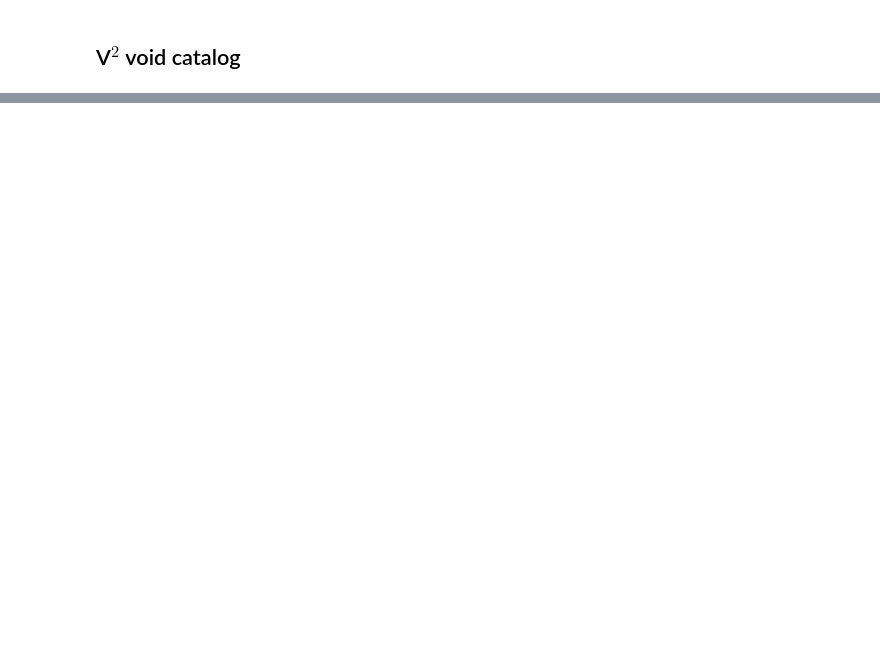
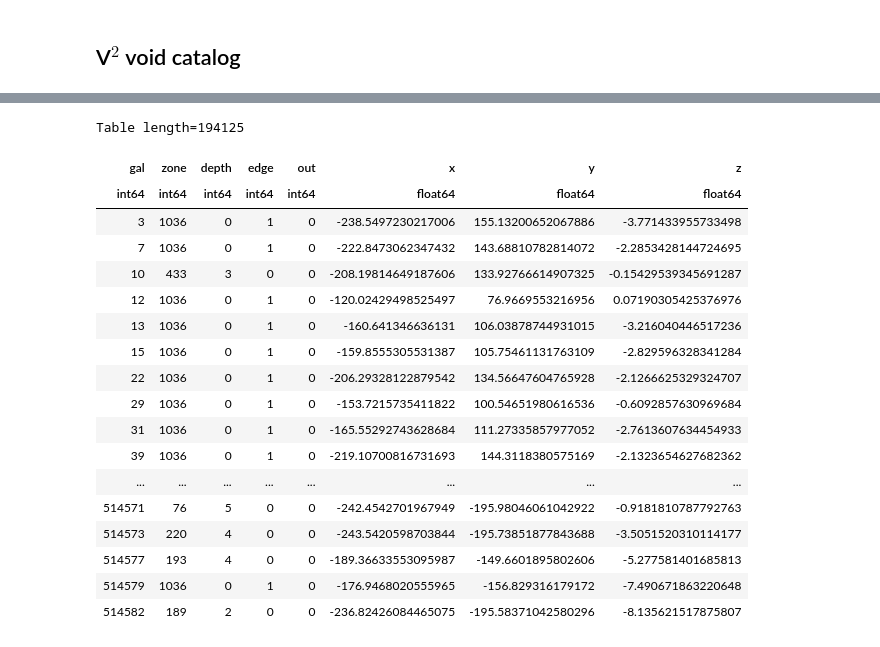
Before and after one commit to DESI-UR/Void_analysis, a Jupyter notebook: nb/Lorenzo/compare_v2.catalogs.ipynb, the cells around one changed output, grey strips where cells are left out. Saved outputs shown, nothing was run; the diff lists cells and outputs as text; code cells hidden in the pictures; blank space fills up the shorter version.

```diff
--- a/nb/Lorenzo/compare_v2.catalogs.ipynb
+++ b/nb/Lorenzo/compare_v2.catalogs.ipynb
@@ -67,0 +126,33 @@ Table length=514587
+# %%
+V2_galzones['x'] = 0.
+V2_galzones['y'] = 0.
+V2_galzones['z'] = 0.
+
+for i in range(len(V2_galzones)):
+    idx = V2_galzones['gal'][i]
+    T2_idx = data_table_vl['index'] == idx
+    V2_galzones['x'][i] = data_table_vl['x'][T2_idx]
+    V2_galzones['y'][i] = data_table_vl['y'][T2_idx]
+    V2_galzones['z'][i] = data_table_vl['z'][T2_idx]
+# %%
+V2_galzones
+# %% [output]
+Table length=194125
+| gal | zone | depth | edge | out | x | y | z |
+| int64 | int64 | int64 | int64 | int64 | float64 | float64 | float64 |
+| 3 | 1036 | 0 | 1 | 0 | -238.5497230217006 | 155.13200652067886 | -3.771433955733498 |
+| 7 | 1036 | 0 | 1 | 0 | -222.8473062347432 | 143.68810782814072 | -2.2853428144724695 |
+| 10 | 433 | 3 | 0 | 0 | -208.19814649187606 | 133.92766614907325 | -0.15429539345691287 |
+| 12 | 1036 | 0 | 1 | 0 | -120.02429498525497 | 76.9669553216956 | 0.07190305425376976 |
+| 13 | 1036 | 0 | 1 | 0 | -160.641346636131 | 106.03878744931015 | -3.216040446517236 |
+| 15 | 1036 | 0 | 1 | 0 | -159.8555305531387 | 105.75461131763109 | -2.829596328341284 |
+| 22 | 1036 | 0 | 1 | 0 | -206.29328122879542 | 134.56647604765928 | -2.1266625329324707 |
+| 29 | 1036 | 0 | 1 | 0 | -153.7215735411822 | 100.54651980616536 | -0.6092857630969684 |
+| 31 | 1036 | 0 | 1 | 0 | -165.55292743628684 | 111.27335857977052 | -2.7613607634454933 |
+| 39 | 1036 | 0 | 1 | 0 | -219.10700816731693 | 144.3118380575169 | -2.1323654627682362 |
+| ... | ... | ... | ... | ... | ... | ... | ... |
+| 514571 | 76 | 5 | 0 | 0 | -242.4542701967949 | -195.98046061042922 | -0.9181810787792763 |
+| 514573 | 220 | 4 | 0 | 0 | -243.5420598703844 | -195.73851877843688 | -3.5051520310114177 |
+| 514577 | 193 | 4 | 0 | 0 | -189.36633553095987 | -149.6601895802606 | -5.277581401685813 |
+| 514579 | 1036 | 0 | 1 | 0 | -176.9468020555965 | -156.829316179172 | -7.490671863220648 |
+| 514582 | 189 | 2 | 0 | 0 | -236.82426084465075 | -195.58371042580296 | -8.135621517875807 |
```
Also changed, not shown: parts of 73 cells of this notebook.
